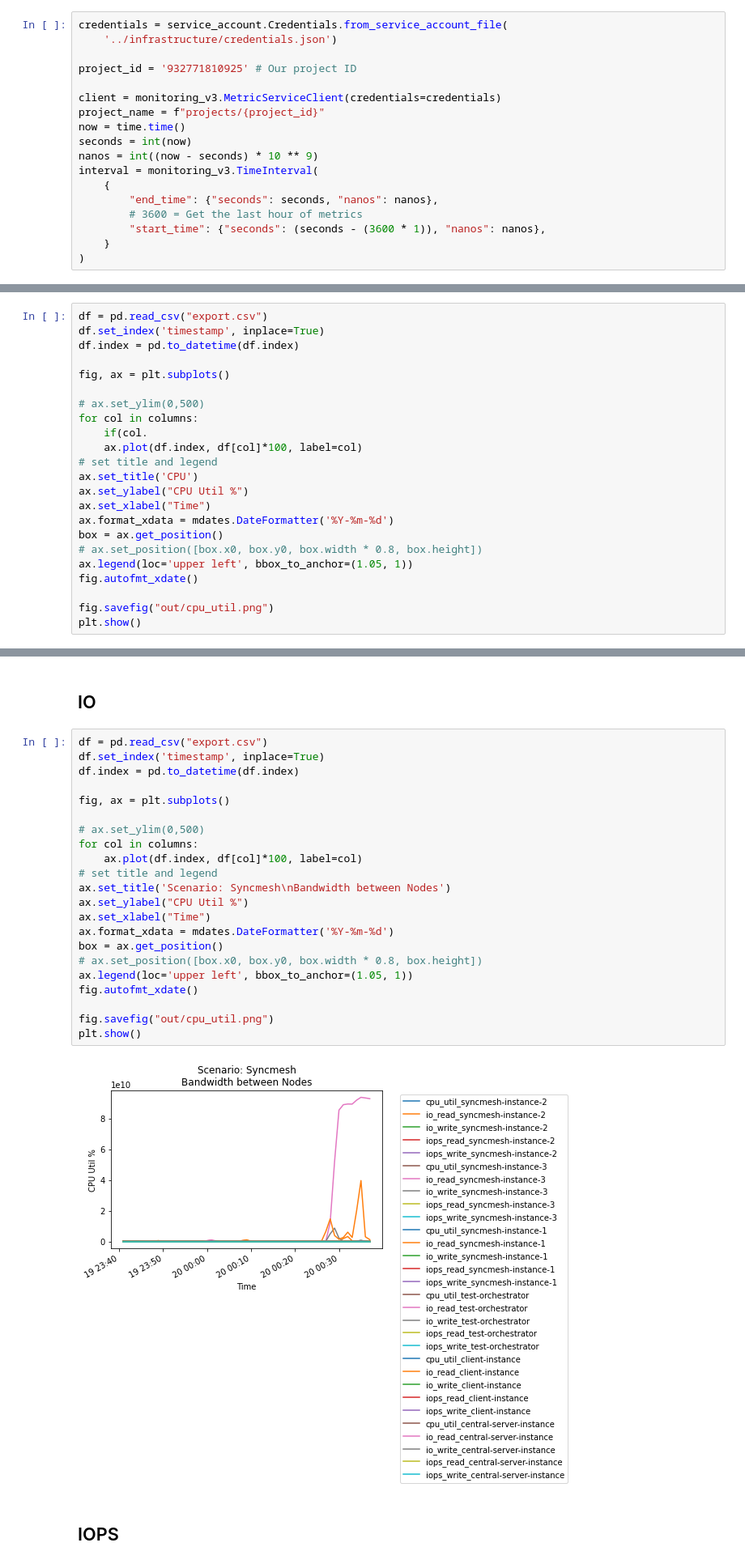
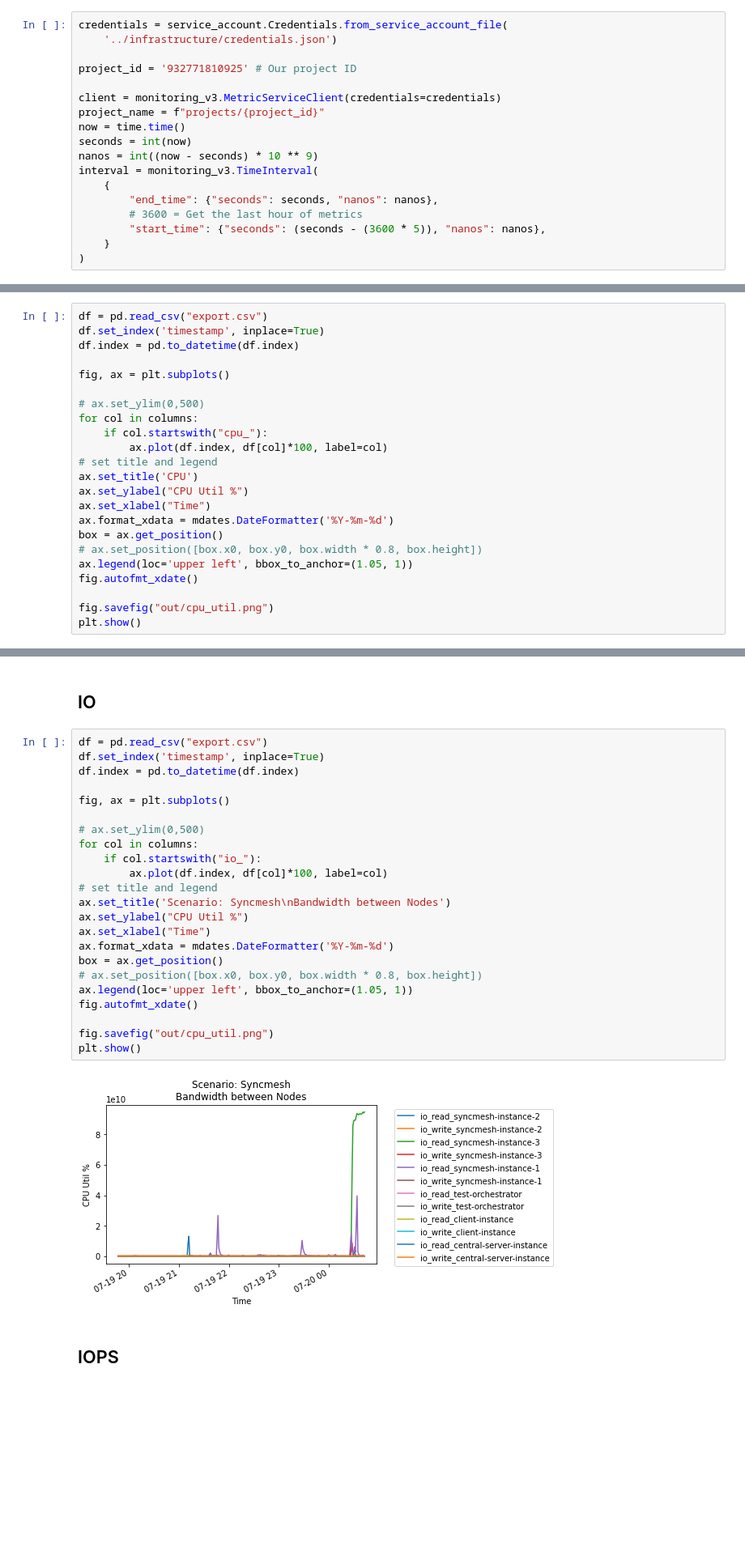
Before and after one commit to dos-group/syncmesh, a Jupyter notebook: evaluation/monitoring.ipynb, the cells around one changed output, grey strips where cells are left out. Shown: that part at 81% size. Saved outputs shown, nothing was run; the diff lists cells and outputs as text; blank space fills up the shorter version.

```diff
--- a/evaluation/monitoring.ipynb
+++ b/evaluation/monitoring.ipynb
@@ -28,7 +28,7 @@ interval = monitoring_v3.TimeInterval(
     {
         "end_time": {"seconds": seconds, "nanos": nanos},
         # 3600 = Get the last hour of metrics
-        "start_time": {"seconds": (seconds - (3600 * 1)), "nanos": nanos},
+        "start_time": {"seconds": (seconds - (3600 * 5)), "nanos": nanos},
     }
 )
 # %%
@@ -126,8 +126,8 @@ fig, ax = plt.subplots()
 
 # ax.set_ylim(0,500)
 for col in columns:
-    if(col.
-    ax.plot(df.index, df[col]*100, label=col)
+    if col.startswith("cpu_"):
+        ax.plot(df.index, df[col]*100, label=col)
 # set title and legend
 ax.set_title('CPU')
 ax.set_ylabel("CPU Util %")
@@ -147,27 +147,28 @@ plt.show()
 # %%
 df = pd.read_csv("export.csv")
 df.set_index('timestamp', inplace=True)
 df.index = pd.to_datetime(df.index)
 
 fig, ax = plt.subplots()
 
 # ax.set_ylim(0,500)
 for col in columns:
-    ax.plot(df.index, df[col]*100, label=col)
+    if col.startswith("io_"):
+        ax.plot(df.index, df[col]*100, label=col)
 # set title and legend
 ax.set_title('Scenario: Syncmesh\nBandwidth between Nodes')
 ax.set_ylabel("CPU Util %")
 ax.set_xlabel("Time")
 ax.format_xdata = mdates.DateFormatter('%Y-%m-%d')
 box = ax.get_position()
 # ax.set_position([box.x0, box.y0, box.width * 0.8, box.height])
 ax.legend(loc='upper left', bbox_to_anchor=(1.05, 1))
 fig.autofmt_xdate()
 
 fig.savefig("out/cpu_util.png")
 plt.show()
 # %% [output]
-[figure, old version]
+[figure, new version]
 # %% [markdown]
 ## IOPS
 # %%
```
Also changed, not shown: parts of 3 cells of this notebook, 1 other file.
